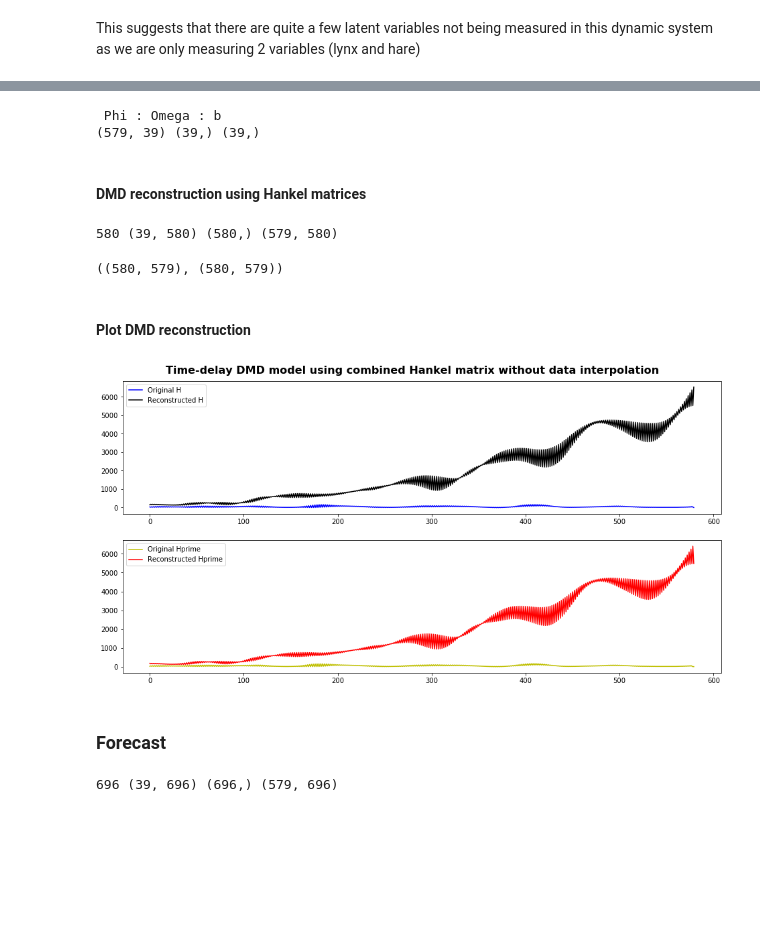
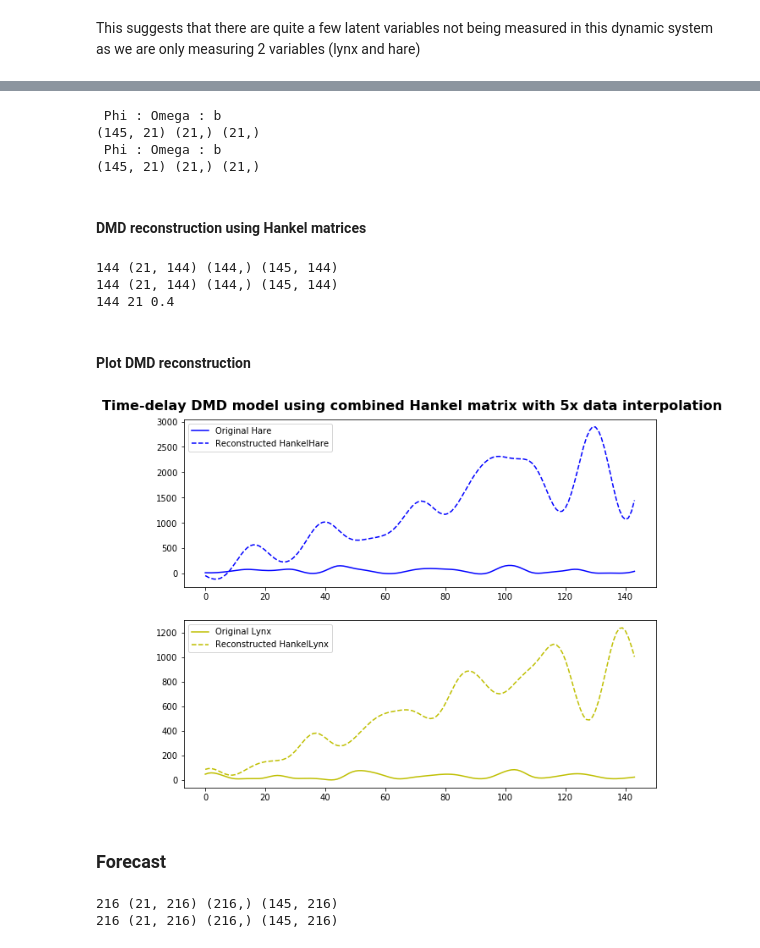
Before and after one commit to jmichellehu/ComplexSystems_AMATH563, a Jupyter notebook: hw2/AMATH563_hw2_Q1_Q2.ipynb, the cells around one changed output, grey strips where cells are left out. Drawn from its saved outputs; the diff is of its cells as text; code cells hidden in the pictures; blank space fills up the shorter version.

```diff
--- a/hw2/AMATH563_hw2_Q1_Q2.ipynb
+++ b/hw2/AMATH563_hw2_Q1_Q2.ipynb
@@ -92,7 +93,7 @@ X.shape
 # %% [output]
 (30, 2)
 # %%
-make_it_dense = 10
+make_it_dense = 5
 
 if make_it_dense is not None:
     # For DMD with interpolation
@@ -284,5 +300,0 @@ print(dt, H_combined.shape)
-# %%
-X=H_combined[1:, :]
-Xprime=H_combined[:-1, :]
-
-X.shape, Xprime.shape
@@ -291,39 +329,55 @@ X.shape, Xprime.shape
 # %%
-r=39
+r=21
 
-Phi, Omega, b, Lambda = DMD(X, Xprime, r, dt)
+Phis =[]
+Omegas = []
+bs = []
+Lambdas = []
 
-print(" Phi : Omega : b ", )
-print(Phi.shape, Omega.shape, b.shape)
+for X, Xprime in zip(X_matrices, Xprime_matrices):
+    Phi, Omega, b, Lambda = DMD(X, Xprime, r, dt)
+    print(" Phi : Omega : b ", )
+    print(Phi.shape, Omega.shape, b.shape)
+
+    Phis.append(Phi)
+    Omegas.append(Omega)
+    bs.append(b)
+    Lambdas.append(Lambda)
 # %% [output]
  Phi : Omega : b
-(579, 39) (39,) (39,)
+(145, 21) (21,) (21,)
+ Phi : Omega : b
+(145, 21) (21,) (21,)
 # %% [markdown]
 #### DMD reconstruction using Hankel matrices
 # %%
+Xdmds = []
 t = X.shape[1]
-Xdmd = forecast(Phi, Omega, t, b, r, dt)
+
+for Phi, Omega, b in zip(Phis, Omegas, bs):
+    Xdmd = forecast(Phi, Omega, t, b, r, dt)
+    Xdmds.append(Xdmd)
+
+print(t, r, dt)
 # %% [output]
-580 (39, 580) (580,) (579, 580)
+144 (21, 144) (144,) (145, 144)
+144 (21, 144) (144,) (145, 144)
+144 21 0.4
-# %%
-X.T.shape, Xdmd.T.shape
-# %% [output]
-((580, 579), (580, 579))
 # %% [markdown]
 #### Plot DMD reconstruction
 # %%
-labels=["H", "Hprime"]
+labels=["Hare", "Lynx"]
 style_og=["b", "y"]
-style_recon=["k-", "r-"]
+style_recon=["b--", "y--"]
 
-fig, ax = plt.subplots(2, 1, figsize=(16,8))
+fig, ax = plt.subplots(2, 1, figsize=(10,8))
 
 for i in range(0, len(labels)):
-    ax[i].plot(X.T[:, i], style_og[i], label=str("Original " + labels[i]))
-    ax[i].plot(Xdmd.T[:, i], style_recon[i], label="Reconstructed " + labels[i])
+    ax[i].plot(X_matrices[i].T[:, 0], style_og[i], label=str("Original " + labels[i]))
+    ax[i].plot(Xdmds[i].T[:, 0], style_recon[i], label="Reconstructed Hankel" + labels[i])
     ax[i].legend()
 
-plt.suptitle("Time-delay DMD model using combined Hankel matrix without data interpolation",
+plt.suptitle("Time-delay DMD model using combined Hankel matrix with 5x data interpolation",
              y=y_position, fontsize=fontsize, weight=weight);
 # %% [output]
-[figure, old version]
+[figure, new version]
@@ -344,9 +384,16 @@ plt.suptitle("Time-delay DMD model using combined Hankel matrix without data int
 # %% [markdown]
 ### Forecast
 # %%
-t_forecast = int(t*1.2)
+t_forecast = int(t*1.5)
 
-Xdmd = forecast(Phi, Omega, t_forecast, b, r, dt)
+Xdmds_forecast = []
+
+for Phi, Omega, b in zip(Phis, Omegas, bs):
+    Xdmd = forecast(Phi, Omega, t_forecast, b, r, dt)
+    Xdmds_forecast.append(Xdmd)
+
+# Xdmd = forecast(Phi, Omega, t_forecast, b, r, dt)
 # %% [output]
-696 (39, 696) (696,) (579, 696)
+216 (21, 216) (216,) (145, 216)
+216 (21, 216) (216,) (145, 216)
 # %%
```
Also changed, not shown: parts of 19 cells of this notebook.
